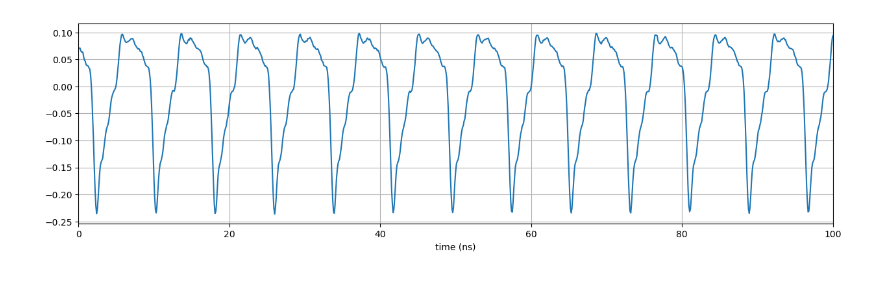
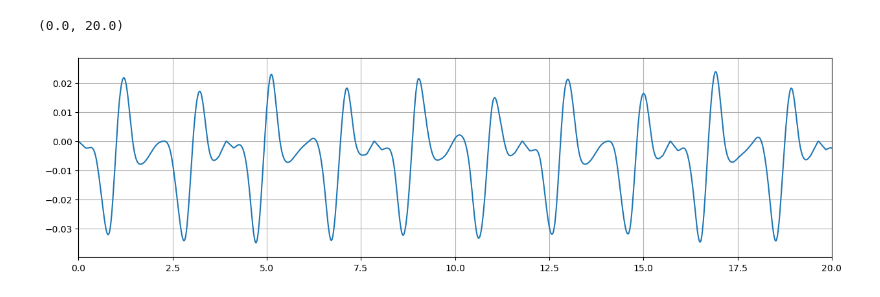
Before and after one commit to slaclab/kek-bpm-rfsoc-dev, a Jupyter notebook: software/notebooks/hybrid_waveform.ipynb, the cells around one changed output. Cells and saved outputs as stored; diff of their text form; code cells hidden in the pictures.

```diff
--- a/software/notebooks/hybrid_waveform.ipynb
+++ b/software/notebooks/hybrid_waveform.ipynb
@@ -57,14 +32,0 @@ plt.show()
-# %%
-wave_a_hybrid = []
-wave_ac_hybrid = []
-path2    = f'{top_level}/data/RefCurve_2023-10-26_1_184845.Wfm.csv'
-path3    = f'{top_level}/data/RefCurve_2023-10-26_0_184921.Wfm.csv'
-with open(path2) as csvfile:
-    reader = csv.reader(csvfile, delimiter=',', quoting=csv.QUOTE_NONE)
-    for i, row in enumerate(reader):
-        wave_a_hybrid.append(float(row[0]))
-
-with open(path3) as csvfile:
-    reader = csv.reader(csvfile, delimiter=',', quoting=csv.QUOTE_NONE)
-    for i, row in enumerate(reader):
-        wave_ac_hybrid.append(float(row[0]))
@@ -70,0 +219,11 @@ with open(path3) as csvfile:
+# %%
+splitarray=[]
+fr=0.2544425
+b=100/fr
+for i in range(2600):
+    a=math.floor(595+i*b)
+    c=math.floor(i*0.162)
+    chunk=waveform[0][a:a+393]
+    chunk[:20]=np.linspace(0,chunk[20],20)
+    chunk[-20:]=np.linspace(chunk[-20],0,20)
+    splitarray.append(chunk)
@@ -71,11 +244,16 @@ with open(path3) as csvfile:
+# %%
+concat=[]
+for i in range(len(splitarray)):
+    if i % 2 ==0:
+        concat.append(splitarray[i])
+
+waveform_4ns=np.concatenate(concat,axis=0)
 # %%
-#wave A after hybrid
-t=np.arange(0,len(wave_a_hybrid))*0.1
+timestep=np.arange(0,len(waveform_4ns))*10e-3
 plt.figure(figsize=(15,4))
-plt.plot(t,wave_a_hybrid)
-plt.xlim(0,100)
+plt.plot(timestep,waveform_4ns)
 plt.grid()
-plt.xlabel("time (ns)")
-plt.show()
+plt.xlim(0,20)
 # %% [output]
+(0.0, 20.0)
-[figure, old version]
+[figure, new version]
```
Also changed, not shown: parts of 14 cells of this notebook, 2 other files.
